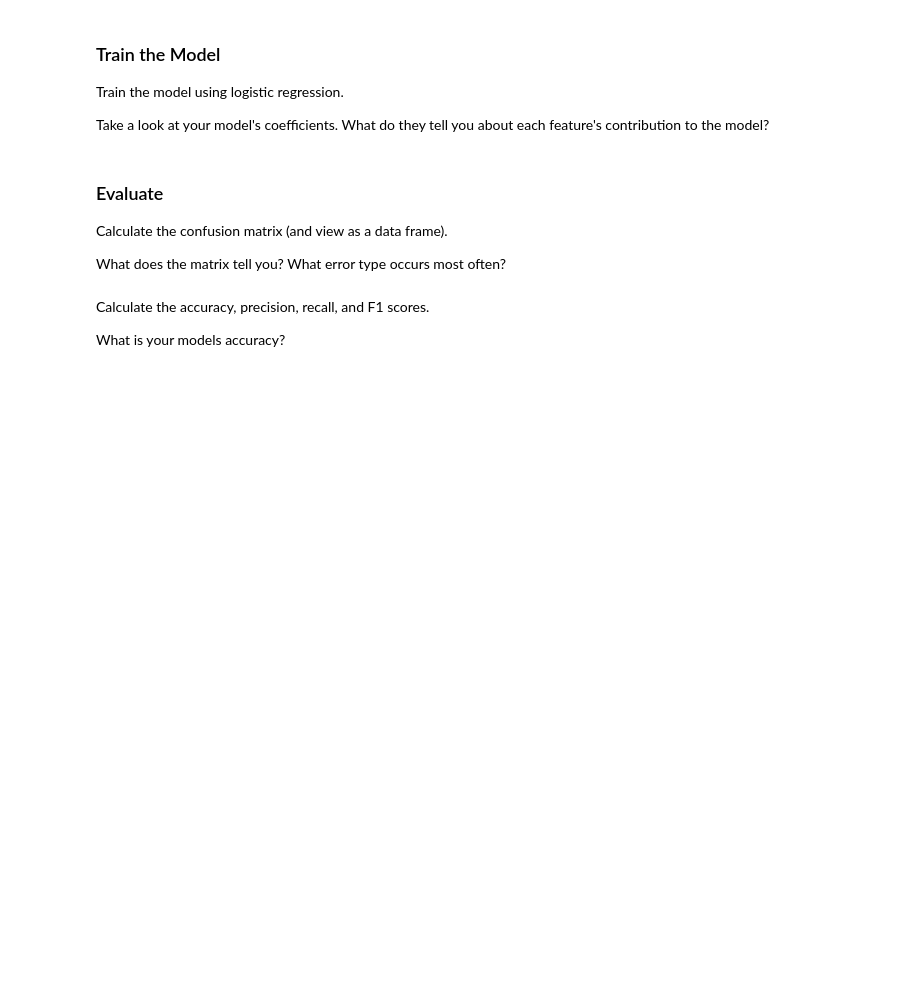
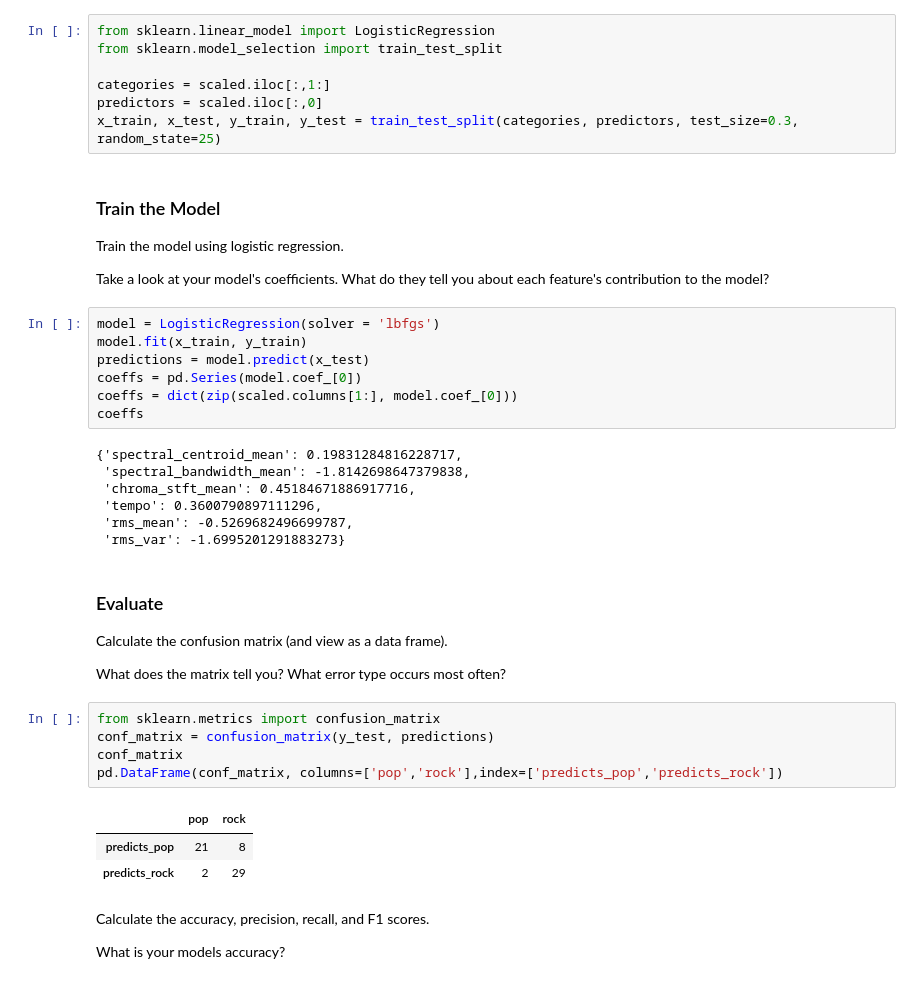
Before and after one commit to Micahlim19/AudioTechII, a Jupyter notebook: Activities/Activity7_PandasRegression.ipynb, the cells around one changed output. Saved outputs shown, nothing was run; the diff lists cells and outputs as text; blank space fills up the shorter version.

```diff
--- a/Activities/Activity7_PandasRegression.ipynb
+++ b/Activities/Activity7_PandasRegression.ipynb
@@ -77,18 +135,48 @@ What would happen if you didn't scale?
 ### Train/Test Split
 
 Use sklearn to split your data into testing and training sets. Remember you will need to define your categories, predictors, and test size. For this activity, use 30% test size.
+# %%
+from sklearn.linear_model import LogisticRegression
+from sklearn.model_selection import train_test_split
+
+categories = scaled.iloc[:,1:]
+predictors = scaled.iloc[:,0]
+x_train, x_test, y_train, y_test = train_test_split(categories, predictors, test_size=0.3, random_state=25)
 # %% [markdown]
 ### Train the Model
 
 Train the model using logistic regression.
 
 Take a look at your model's coefficients. What do they tell you about each feature's contribution to the model?
+# %%
+model = LogisticRegression(solver = 'lbfgs')
+model.fit(x_train, y_train)
+predictions = model.predict(x_test)
+coeffs = pd.Series(model.coef_[0])
+coeffs = dict(zip(scaled.columns[1:], model.coef_[0]))
+coeffs
+# %% [output]
+{'spectral_centroid_mean': 0.19831284816228717,
+ 'spectral_bandwidth_mean': -1.8142698647379838,
+ 'chroma_stft_mean': 0.45184671886917716,
+ 'tempo': 0.3600790897111296,
+ 'rms_mean': -0.5269682496699787,
+ 'rms_var': -1.6995201291883273}
 # %% [markdown]
 ### Evaluate
 
 Calculate the confusion matrix (and view as a data frame).
 
 What does the matrix tell you? What error type occurs most often?
+# %%
+from sklearn.metrics import confusion_matrix
+conf_matrix = confusion_matrix(y_test, predictions)
+conf_matrix
+pd.DataFrame(conf_matrix, columns=['pop','rock'],index=['predicts_pop','predicts_rock'])
+# %% [output]
+|  | pop | rock |
+| predicts_pop | 21 | 8 |
+| predicts_rock | 2 | 29 |
 # %% [markdown]
 Calculate the accuracy, precision, recall, and F1 scores.
 
```
Also changed, not shown: parts of 7 cells of this notebook, 1 other file.
